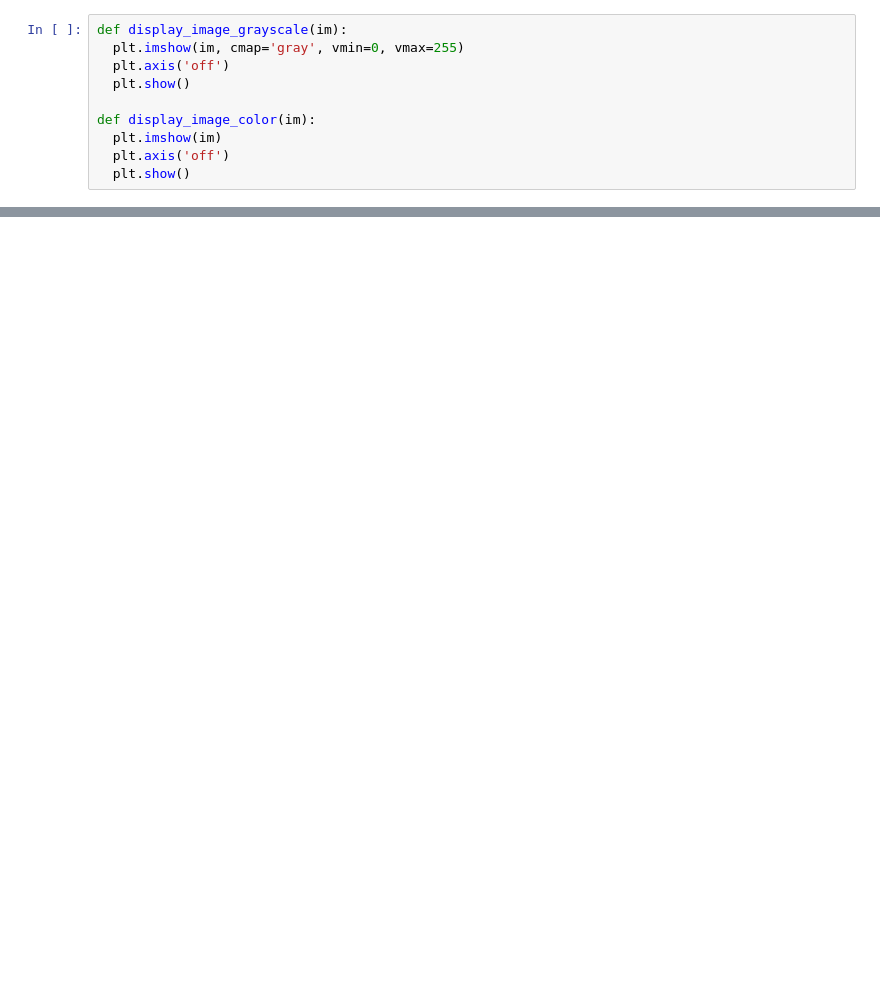
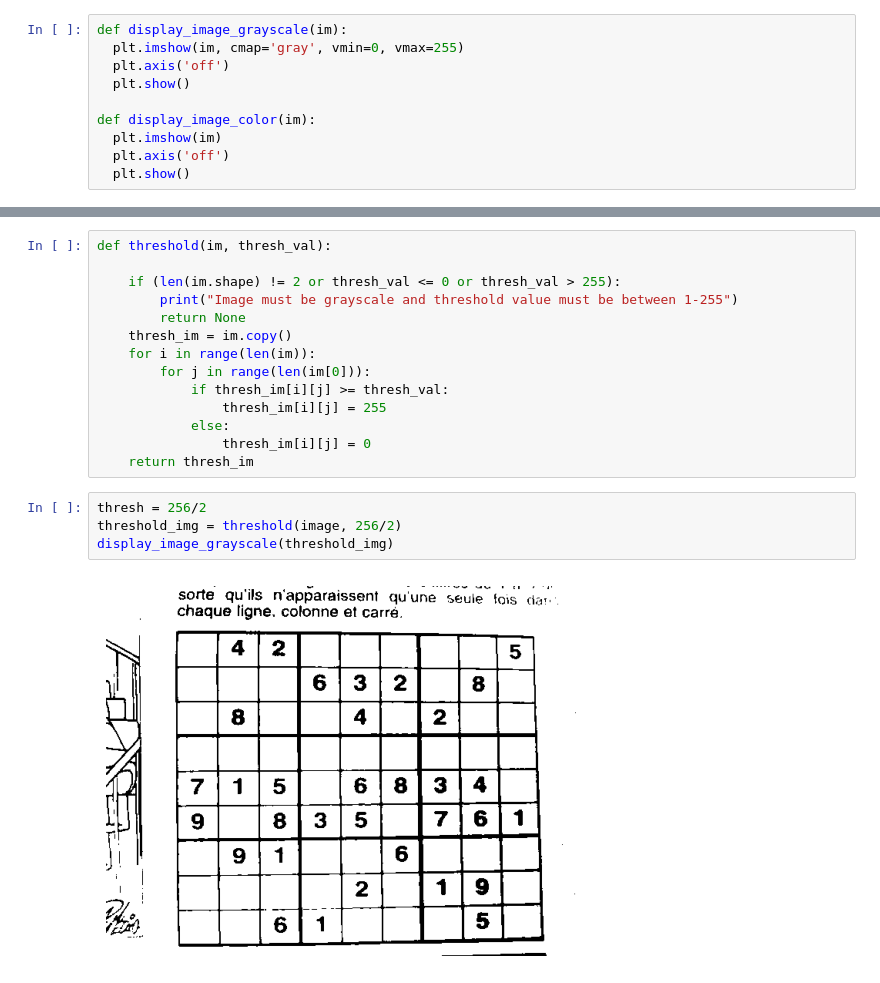
Before and after one commit to eddie-an/Optical-Sudoku-Solver, a Jupyter notebook: Image_Processing.ipynb, the cells around one changed output, grey strips where cells are left out. Cells and saved outputs as stored; diff of their text form; blank space fills up the shorter version.

```diff
--- a/Image_Processing.ipynb
+++ b/Image_Processing.ipynb
@@ -59,0 +113,20 @@ display_image_grayscale(blurred_image)
+# %%
+def threshold(im, thresh_val):
+
+    if (len(im.shape) != 2 or thresh_val <= 0 or thresh_val > 255):
+        print("Image must be grayscale and threshold value must be between 1-255")
+        return None
+    thresh_im = im.copy()
+    for i in range(len(im)):
+        for j in range(len(im[0])):
+            if thresh_im[i][j] >= thresh_val:
+                thresh_im[i][j] = 255
+            else:
+                thresh_im[i][j] = 0
+    return thresh_im
+# %%
+thresh = 256/2
+threshold_img = threshold(image, 256/2)
+display_image_grayscale(threshold_img)
+# %% [output]
+[figure, added]
```
Also changed, not shown: parts of 5 cells of this notebook, 1 other file.
